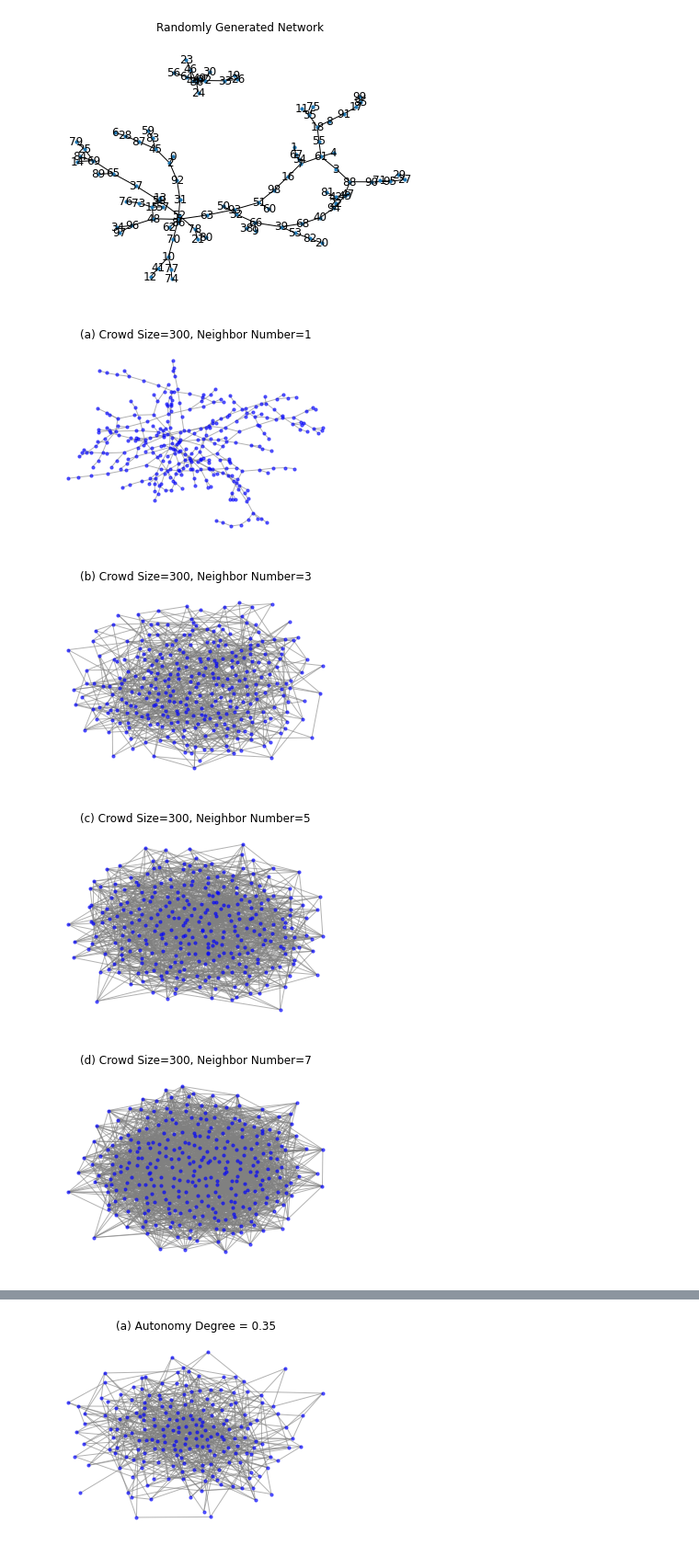
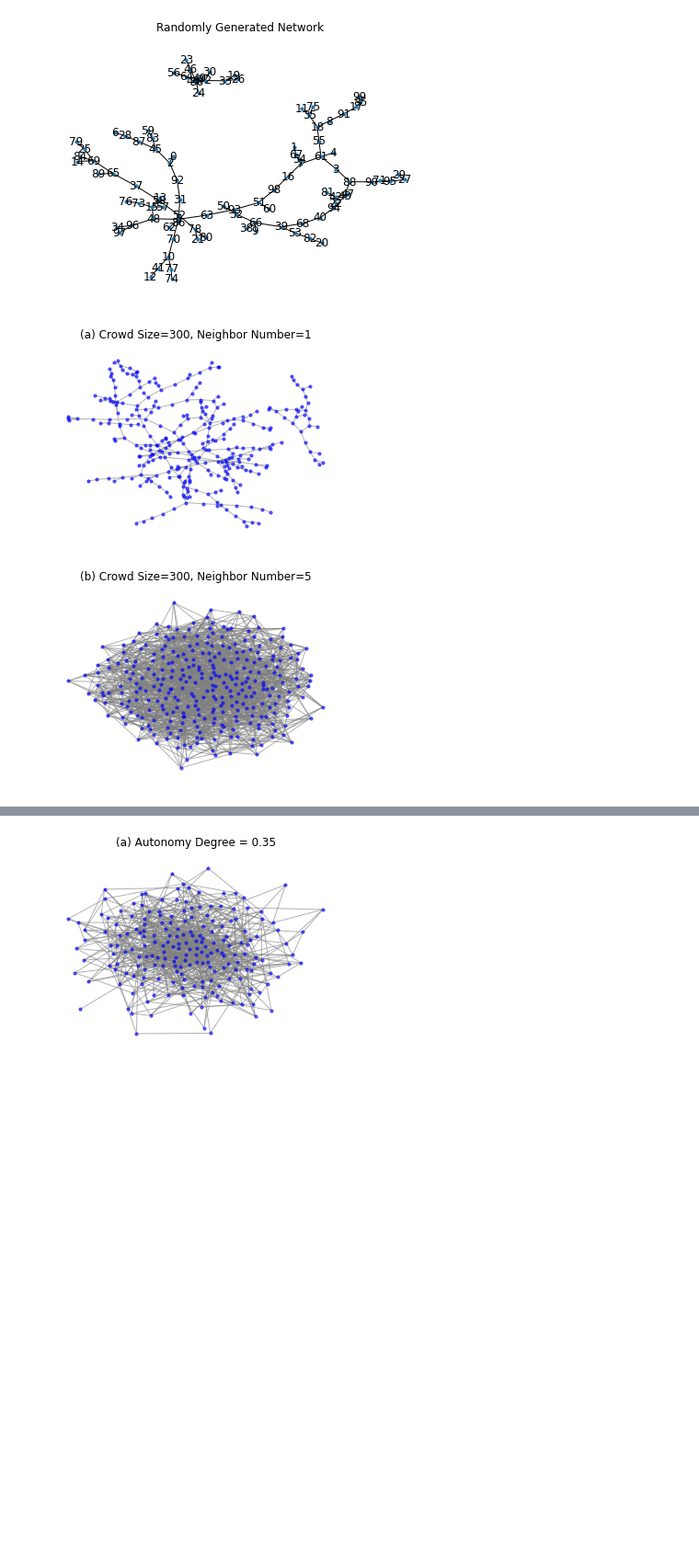
Before and after one commit to GrandJune/DAOs, a Jupyter notebook: RandomNet/DHA/NetworkAnalysis.ipynb, the cells around one changed output, grey strips where cells are left out. Shown at 92% size. Drawn from its saved outputs; the diff is of its cells as text; code cells hidden in the pictures; blank space fills up the shorter version.

```diff
--- a/RandomNet/DHA/NetworkAnalysis.ipynb
+++ b/RandomNet/DHA/NetworkAnalysis.ipynb
@@ -48,37 +48,35 @@ deep_grey = "#A6ABB6"
 # %%
 import networkx as nx
 import matplotlib.pyplot as plt
 import random
 data_folder = r"E:\data\dao-0310-23\Topology\DHA"
 # Step 1: Generate 300 nodes
 num_nodes = 300
-num_connects_list = [1, 3, 5, 7]
-sub_figure = ["a", "b", "c", "d"]
+num_connects_list = [1, 5]
+sub_figure = ["a", "b"]
 nodes = range(num_nodes)
 random.seed(100)
 for index, num_connects in enumerate(num_connects_list):
     ax = plt.subplot()
     # Step 2: Build connections for each node
     G = nx.Graph()
     for node in nodes:
         # Randomly select 7 nodes (excluding the focal node)
         neighbors = random.sample(set(nodes) - {node}, num_connects)
 
         # Add edges to the graph
         edges = [(node, neighbor) for neighbor in neighbors]
         G.add_edges_from(edges)
 
     # Step 3: Visualize the network with circles representing nodes
     pos = nx.spring_layout(G)  # Layout for better visualization
     nx.draw(G, pos, with_labels=False, node_size=10, node_color='blue', edge_color='gray', alpha=0.6)
     plt.title("({0}) Crowd Size={1}, Neighbor Number={2}".format(sub_figure[index], num_nodes, num_connects))
     plt.savefig(data_folder + r"\network_across_neighbor_num_{0}.png".format(num_connects), transparent=True, dpi=300)
     plt.show()
 # %% [output]
-[figure, old version]
+[figure, new version]
-[figure, old version]
+[figure, new version]
-[figure, removed]
-[figure, removed]
 # %%
 # import networkx as nx
 # import matplotlib.pyplot as plt
```
Also changed, not shown: parts of 1 cell of this notebook.
